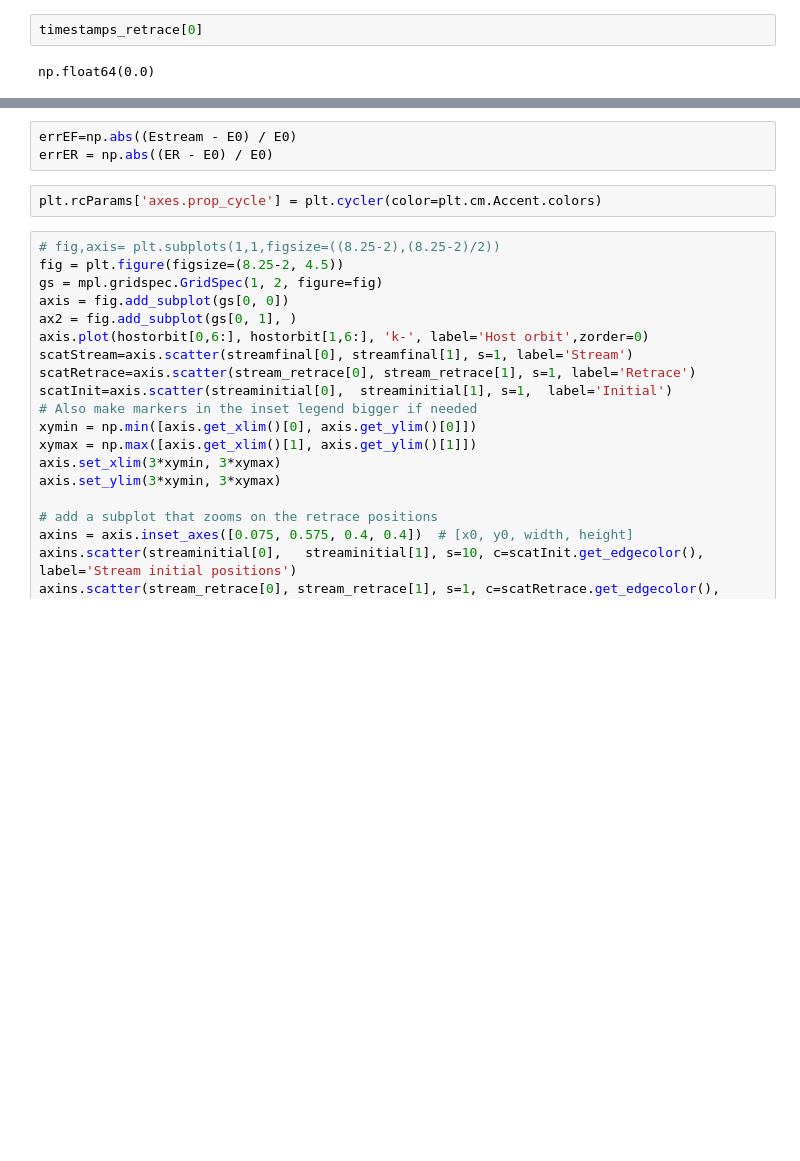
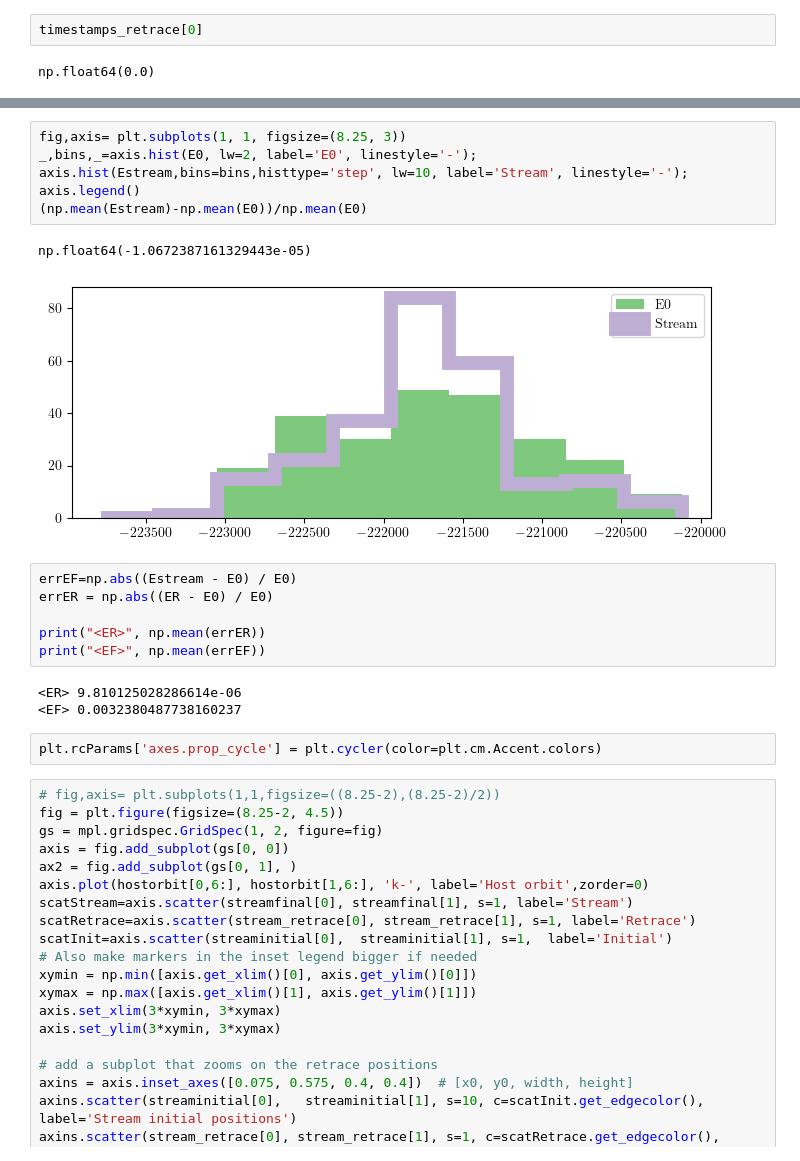
Before and after one commit to salvatore-ferrone/phd-thesis-ferrone, a Jupyter notebook: demos/numericalError/stream_stability.ipynb, the cells around one changed output, grey strips where cells are left out. Saved outputs shown, nothing was run; the diff lists cells and outputs as text; blank space fills up the shorter version.

```diff
--- a/demos/numericalError/stream_stability.ipynb
+++ b/demos/numericalError/stream_stability.ipynb
@@ -140,6 +161,21 @@ ER = phiMWR + phiHostR + TR
+# %%
+fig,axis= plt.subplots(1, 1, figsize=(8.25, 3))
+_,bins,_=axis.hist(E0, lw=2, label='E0', linestyle='-');
+axis.hist(Estream,bins=bins,histtype='step', lw=10, label='Stream', linestyle='-');
+axis.legend()
+(np.mean(Estream)-np.mean(E0))/np.mean(E0)
+# %% [output]
+np.float64(-1.0672387161329443e-05)
+[figure, added]
 # %%
 errEF=np.abs((Estream - E0) / E0)
 errER = np.abs((ER - E0) / E0)
+
+print("<ER>", np.mean(errER))
+print("<EF>", np.mean(errEF))
+# %% [output]
+<ER> 9.810125028286614e-06
+<EF> 0.0032380487738160237
 # %%
 plt.rcParams['axes.prop_cycle'] = plt.cycler(color=plt.cm.Accent.colors)
 # %%
```
Also changed, not shown: parts of 13 cells of this notebook, 1 other file.
